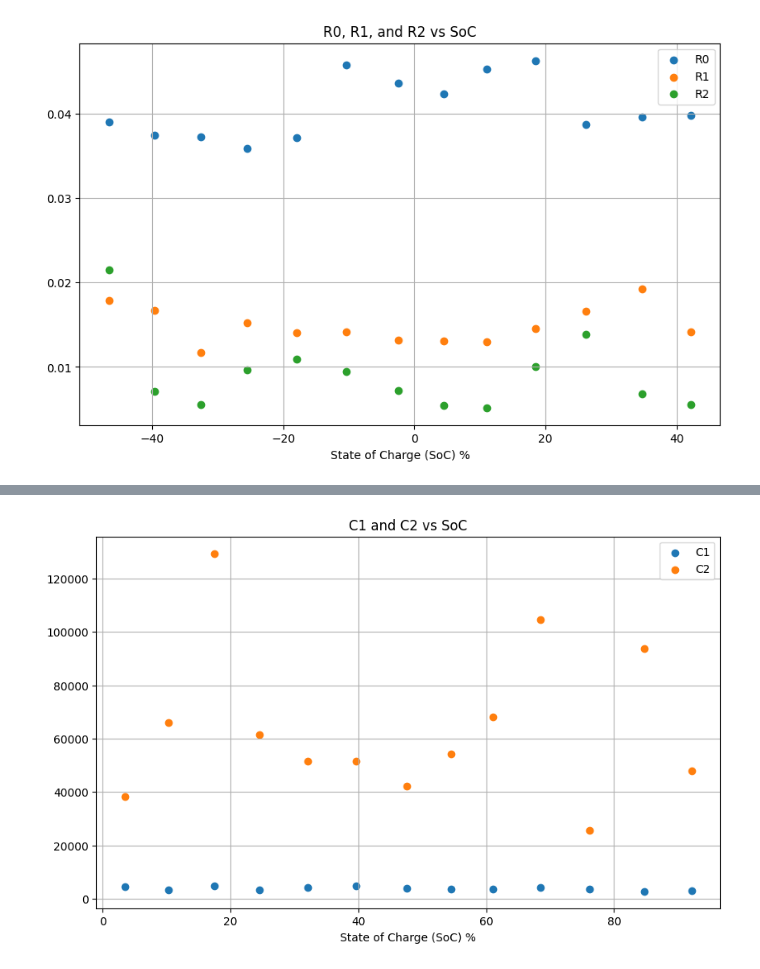
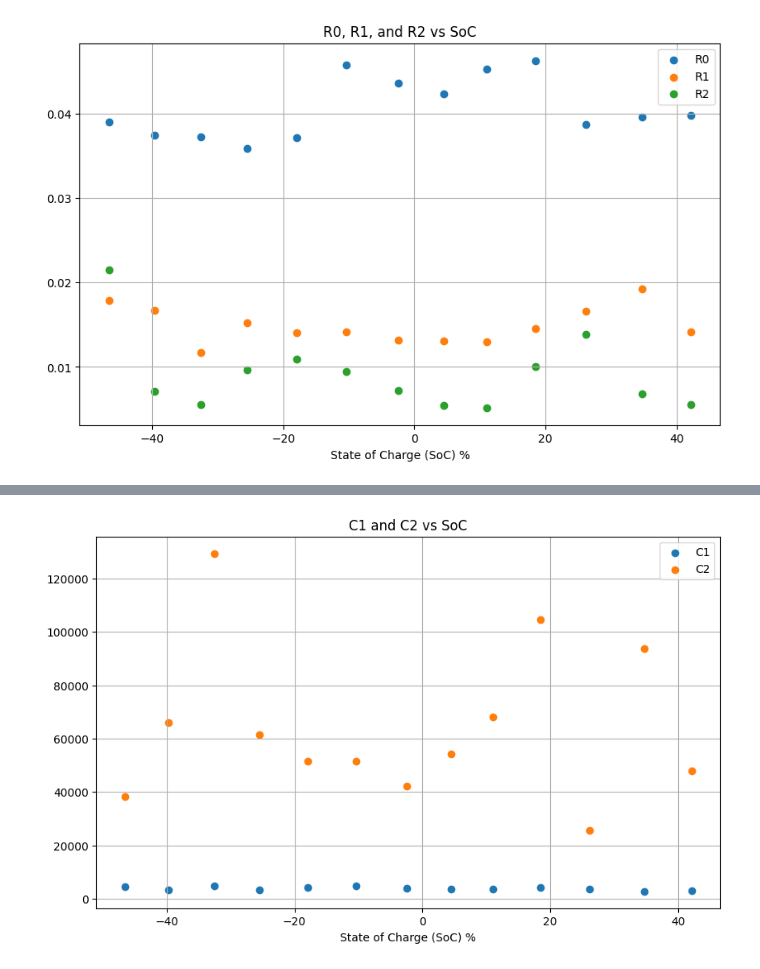
Before and after one commit to Inverated/Proa-II-Electrical-Setup, a Jupyter notebook: Calibration Data 2/Data/calibration_code/4.rc-curve-fit.ipynb, the cells around one changed output, grey strips where cells are left out. Drawn from its saved outputs; the diff is of its cells as text; code cells hidden in the pictures.

```diff
--- a/Calibration Data 2/Data/calibration_code/4.rc-curve-fit.ipynb
+++ b/Calibration Data 2/Data/calibration_code/4.rc-curve-fit.ipynb
@@ -74,15 +74,15 @@ def extract_last_stable_current(compiled_df, start_index):
     STEP_SIZE = 20
     threshold = 0.5
     df = compiled_df[max(0, start_index - STEP_SIZE): start_index]  # Look back up to 20 rows
-    median_current = df.median()
+    median_current = df['Calibrated Current 1'].median()
 
     index_at_stable = start_index
     total = []
 
     for i in range(start_index, max(0, start_index - STEP_SIZE), -1):
-        diff = abs(compiled_df['Calibrated Current 1'][i] - median_current['Calibrated Current 1'])
+        diff = abs((compiled_df['Calibrated Current 1'][i] + compiled_df['Calibrated Current 2'][i]) / 2 - median_current)
         if diff < threshold:
-            total.append(compiled_df['Calibrated Current 1'][i])
+            total.append((compiled_df['Calibrated Current 1'][i]  + compiled_df['Calibrated Current 2'][i]) / 2)
             index_at_stable = i if index_at_stable == start_index else index_at_stable
 
     return sum(total) / len(total) if total else 0, index_at_stable
@@ -243,11 +243,11 @@ plt.show()
 # %%
 plt.figure(figsize=(10, 6))
-plt.scatter(fitted_params_list["SoC"], fitted_params_list["c1"])
-plt.scatter(fitted_params_list["SoC"], fitted_params_list["c2"])
+plt.scatter(normalised_soc, fitted_params_list["c1"])
+plt.scatter(normalised_soc, fitted_params_list["c2"])
 plt.title('C1 and C2 vs SoC')
 plt.xlabel('State of Charge (SoC) %')
 plt.legend(['C1', 'C2'])
 plt.grid()
 plt.show()
 # %% [output]
-[figure, old version]
+[figure, new version]
```
Also changed, not shown: parts of 2 cells of this notebook.
